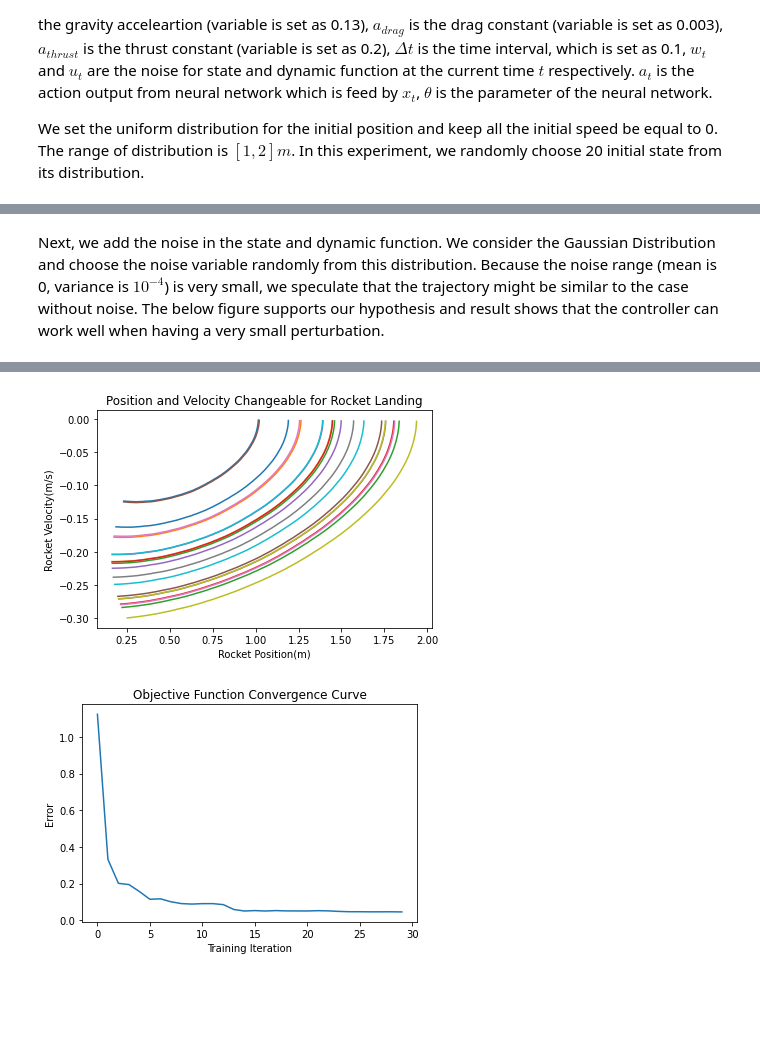
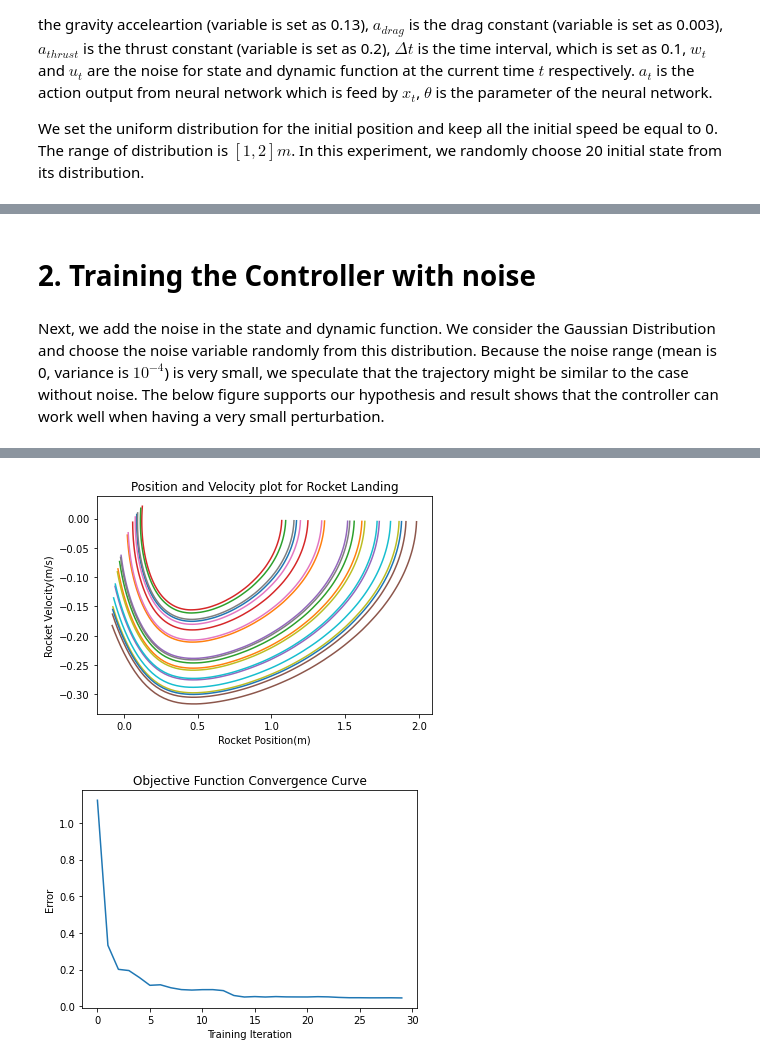
Before and after one commit to toolazytokeep/Design-Optimization, a Jupyter notebook: Project 1/Project 1 Design optimization.ipynb, the cells around one changed output, grey strips where cells are left out. Saved outputs shown, nothing was run; the diff lists cells and outputs as text; code cells hidden in the pictures; blank space fills up the shorter version.

Commit message:
Fixed Case 2, training with noise

```diff
--- a/Project 1/Project 1 Design optimization.ipynb
+++ b/Project 1/Project 1 Design optimization.ipynb
@@ -179,7 +179,7 @@ class Optimize:
             x = data[i, :, 0]
             y = data[i, :, 1]
             plt.plot(x, y)
-        plt.title('Position and Velocity Changeable for Rocket Landing')
+        plt.title('Position and Velocity plot for Rocket Landing')
         plt.xlabel('Rocket Position(m)')
         plt.ylabel('Rocket Velocity(m/s)')
         plt.show()
@@ -231,3 +233,5 @@ plt.show()
+# %% [markdown]
+# 2. Training the Controller with noise
 # %% [markdown]
 Next, we add the noise in the state and dynamic function. We consider the Gaussian Distribution and choose the noise variable randomly from this distribution. Because the noise range (mean is 0, variance is $10^{-4}$) is very small, we speculate that the trajectory might be similar to the case without noise. The below figure supports our hypothesis and result shows that the controller can work well when having a very small perturbation.
 # %%
@@ -236,7 +240,7 @@ dim_input = 2  # state space dimensions
 dim_hidden = 6  # latent dimensions
 dim_output = 1  # action space dimensions
 is_Noise = True
-mean, variance = (0, 1e-4)
+mean, variance = (0, 0.00005)
 d = Dynamics()  # define dynamics
 c = Controller(dim_input, dim_hidden, dim_output)  # define controller
 s = Simulation(c, d, T, is_Noise, mean, variance)  # define simulation
@@ -264,4 +268,4 @@ plt.show()
-[figure, old version]
+[figure, new version]
 # %%
 losslistx=[]
 for loss in o.loss_list:
```
Also changed, not shown: parts of 9 cells of this notebook.
